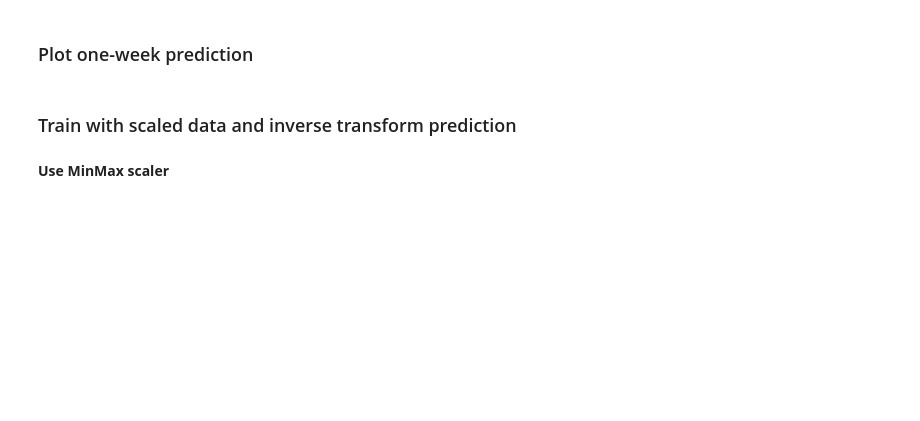
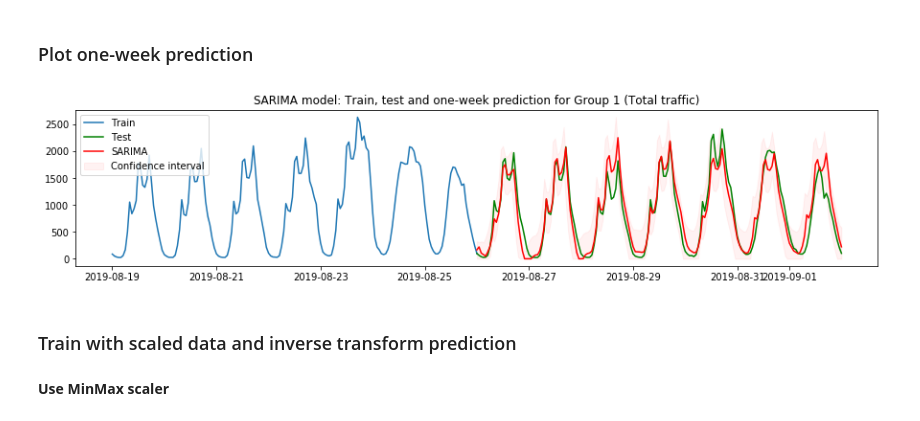
Before and after one commit to khairulomar/Melbourne_pedestrian, a Jupyter notebook: Melbourne_pedestrian.ipynb, the cells around one changed output. Drawn from its saved outputs; the diff is of its cells as text; code cells hidden in the pictures; blank space fills up the shorter version.

```diff
--- a/Melbourne_pedestrian.ipynb
+++ b/Melbourne_pedestrian.ipynb
@@ -999,6 +1064,22 @@ def predict_sarima(model, data, scaler, test_start, train_plot_weeks, test_plot_
     pc_lower = pred_conf.iloc[:,0]
 
     return pred, pc_upper, pc_lower, data_train, data_test
+# %%
+# Assign parameters for scaled data
+model, data, scaler, test_start = sarima_minmax, dfs[1], minmaxscaler, test_start
+pred0, pc_upper0, pc_lower0, train, test = predict_sarima(model, data, scaler, test_start, 1, 1)
+
+# Visualize train, test and prediction to calc prediction
+fig, ax = plt.subplots(figsize=(15,3))
+plt.plot(train, label='Train')
+plt.plot(test, label='Test', c='g')
+plt.plot(pred0.clip(0), label='SARIMA', c='r')
+plt.fill_between(test.index, pc_upper0, pc_lower0.clip(0), color='r', alpha=.05, label='Confidence interval');
+plt.legend(loc='upper left')
+ax.set_title('SARIMA model: Train, test and one-week prediction for Group 1 (Total traffic)')
+plt.show()
+# %% [output]
+[figure, added]
 # %% [markdown]
 ### Train with scaled data and inverse transform prediction
 # %% [markdown]
```
Also changed, not shown: parts of 27 cells of this notebook.
